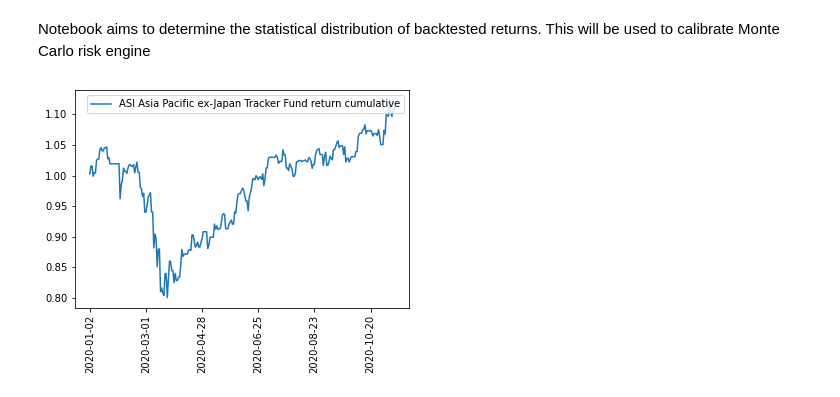
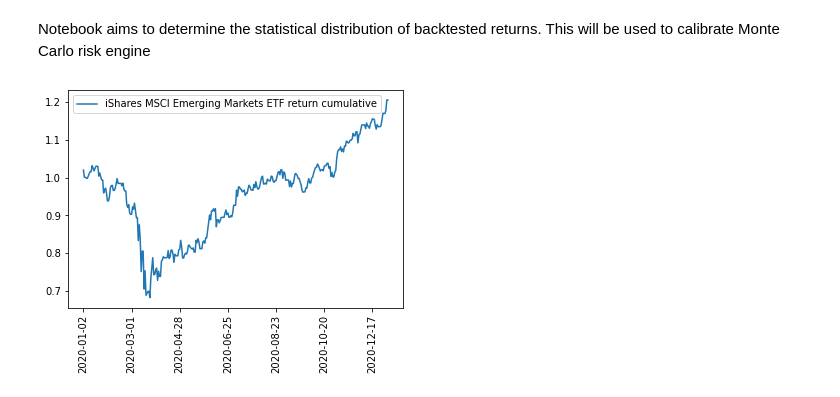
Before and after one commit to dhirlea/Portfolio-Optimizer, a Jupyter notebook: Statistical_Analysis_of_Returns.ipynb, the cells around one changed output. Saved outputs shown, nothing was run; the diff lists cells and outputs as text; code cells hidden in the pictures.

```diff
--- a/Statistical_Analysis_of_Returns.ipynb
+++ b/Statistical_Analysis_of_Returns.ipynb
@@ -13,14 +13,14 @@ individual_security_returns_df = pd.read_csv('Individual_security_returns.csv',
 backtested_strategy_returns_array = np.array(backtested_strategy_returns_df['Backtested strategy'])
 # %%
 # Plot cumulative return of individual holdings
-security_name = 'ASI Asia Pacific ex-Japan Tracker Fund return'
+security_name = 'iShares MSCI Emerging Markets ETF return'
 subset_security_returns_df = pd.DataFrame(individual_security_returns_df.loc['2020-01-01' :, security_name])
 subset_security_returns_df[security_name + ' cumulative'] = np.cumprod(1+subset_security_returns_df[security_name])
 subset_security_returns_df.plot(kind = 'line', y = security_name + ' cumulative')
 plt.xticks(rotation=90)
 plt.show()
 # %% [output]
-[figure, old version]
+[figure, new version]
 # %%
 sns.distplot(backtested_strategy_returns_df['Backtested strategy'], bins=int(np.sqrt(backtested_strategy_returns_df.shape[0])))
 plt.show()
```
Also changed, not shown: parts of 3 cells of this notebook, 3 other files.
